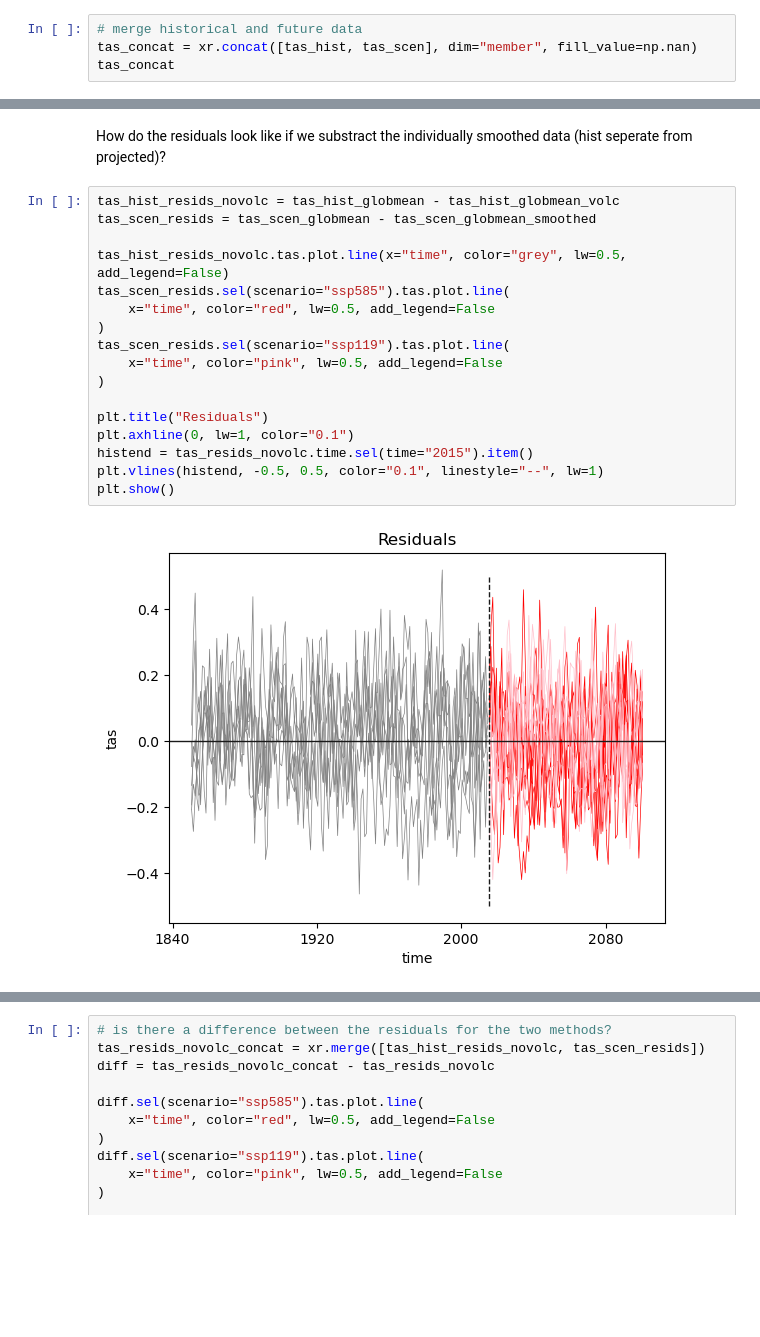
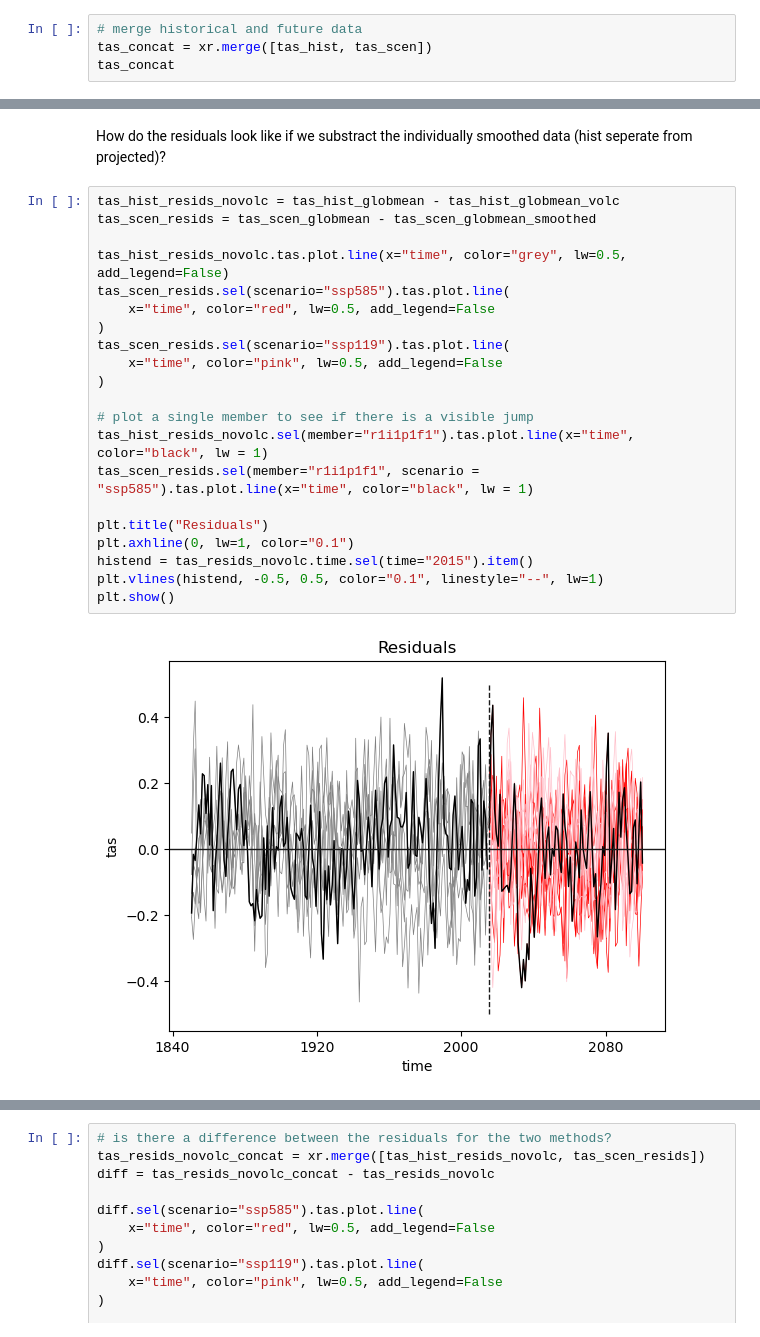
Before and after one commit to MESMER-group/mesmer, a Jupyter notebook: examples/Dataset_surfer.ipynb, the cells around one changed output, grey strips where cells are left out. Cells and saved outputs as stored; diff of their text form; blank space fills up the shorter version.

Commit message:
plot difference

```diff
--- a/examples/Dataset_surfer.ipynb
+++ b/examples/Dataset_surfer.ipynb
@@ -168,6 +171,6 @@ Attributes: (12/56)
     CDO:                       Climate Data Operators version 1.9.6 (http://m...
 # %%
 # merge historical and future data
-tas_concat = xr.concat([tas_hist, tas_scen], dim="member", fill_value=np.nan)
+tas_concat = xr.merge([tas_hist, tas_scen])
 tas_concat
 # %% [output]
@@ -431,19 +434,23 @@ How do the residuals look like if we substract the individually smoothed data (h
 # %%
 tas_hist_resids_novolc = tas_hist_globmean - tas_hist_globmean_volc
 tas_scen_resids = tas_scen_globmean - tas_scen_globmean_smoothed
 
 tas_hist_resids_novolc.tas.plot.line(x="time", color="grey", lw=0.5, add_legend=False)
 tas_scen_resids.sel(scenario="ssp585").tas.plot.line(
     x="time", color="red", lw=0.5, add_legend=False
 )
 tas_scen_resids.sel(scenario="ssp119").tas.plot.line(
     x="time", color="pink", lw=0.5, add_legend=False
 )
 
+# plot a single member to see if there is a visible jump
+tas_hist_resids_novolc.sel(member="r1i1p1f1").tas.plot.line(x="time", color="black", lw = 1)
+tas_scen_resids.sel(member="r1i1p1f1", scenario = "ssp585").tas.plot.line(x="time", color="black", lw = 1)
+
 plt.title("Residuals")
 plt.axhline(0, lw=1, color="0.1")
 histend = tas_resids_novolc.time.sel(time="2015").item()
 plt.vlines(histend, -0.5, 0.5, color="0.1", linestyle="--", lw=1)
 plt.show()
 # %% [output]
-[figure, old version]
+[figure, new version]
```
Also changed, not shown: parts of 6 cells of this notebook.
